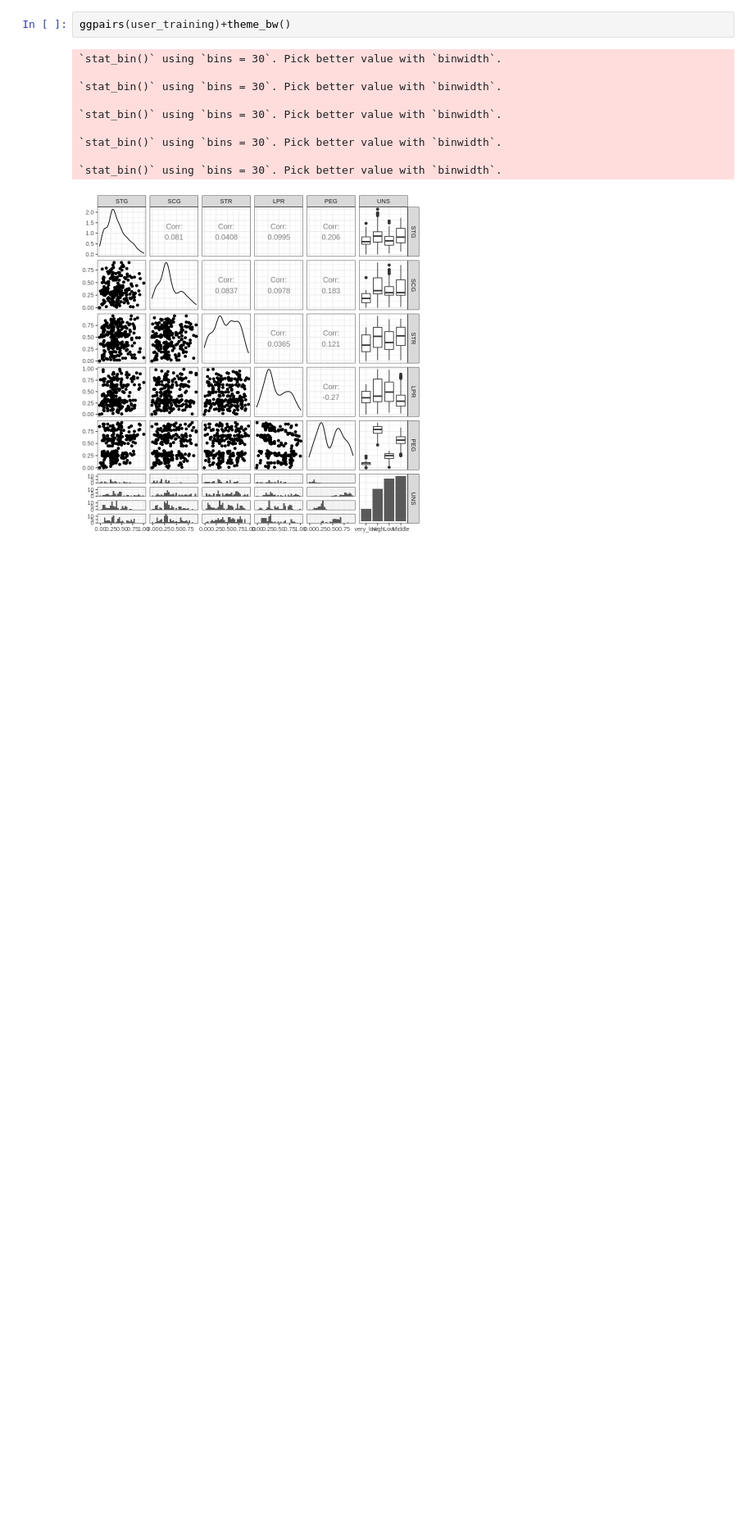
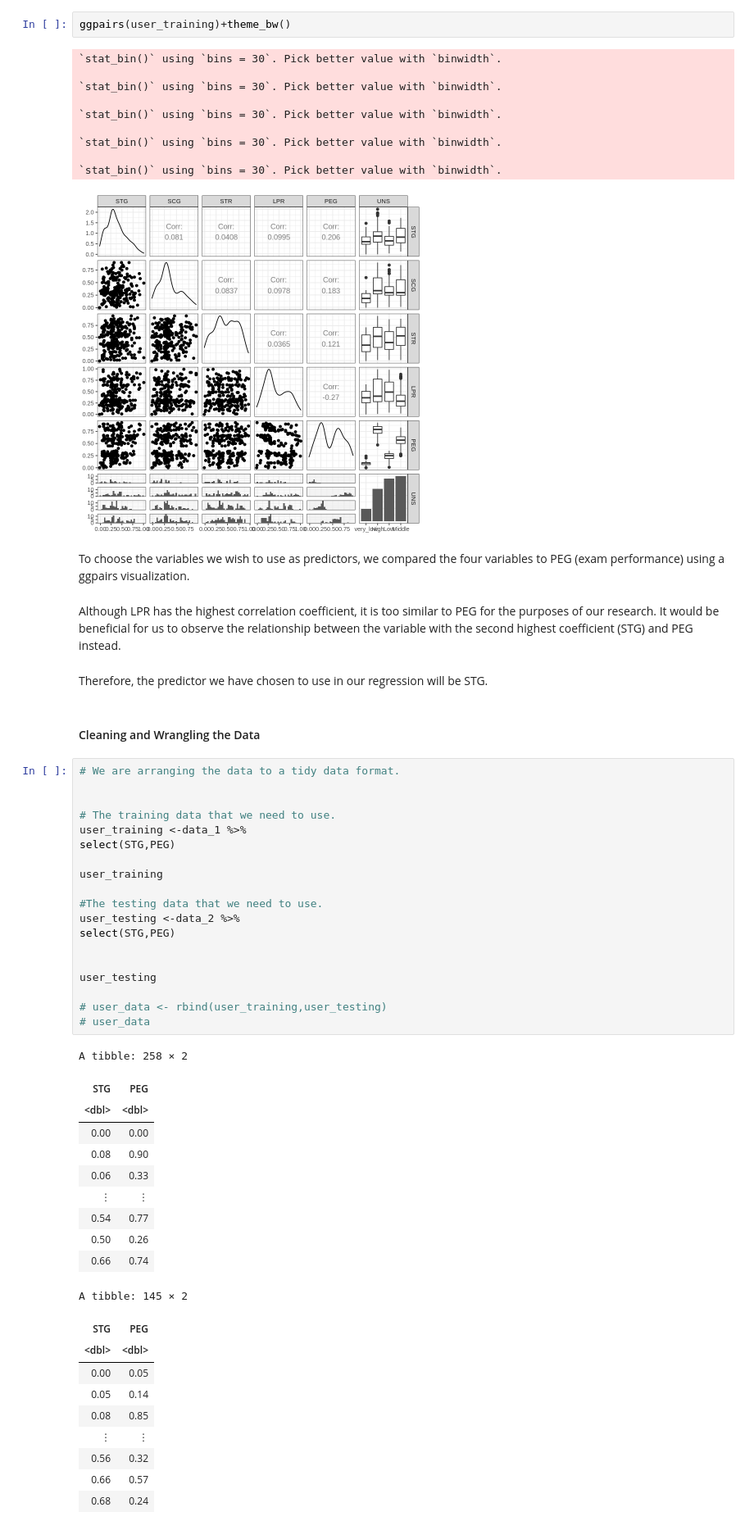
Before and after one commit to snowwang99/DSCI100_group32_project, a Jupyter notebook: Proposal.ipynb, the cells around one changed output. Shown: that part at 82% size. Cells and saved outputs as stored; diff of their text form; blank space fills up the shorter version.

```diff
--- a/Proposal.ipynb
+++ b/Proposal.ipynb
@@ -135,4 +89,52 @@ ggpairs(user_training)+theme_bw()
 
 `stat_bin()` using `bins = 30`. Pick better value with `binwidth`.
 [figure]
+# %% [markdown]
+To choose the variables we wish to use as predictors, we compared the four variables to PEG (exam performance) using a ggpairs visualization.
+# %% [markdown]
+Although LPR has the highest correlation coefficient, it is too similar to PEG for the purposes of our research. It would be beneficial for us to observe the relationship between the variable with the second highest coefficient (STG) and PEG instead.
+# %% [markdown]
+Therefore, the predictor we have chosen to use in our regression will be STG.
+# %% [markdown]
+#### Cleaning and Wrangling the Data
+# %%
+# We are arranging the data to a tidy data format.
+
+
+# The training data that we need to use.
+user_training <-data_1 %>%
+select(STG,PEG)
+
+user_training
+
+#The testing data that we need to use.
+user_testing <-data_2 %>%
+select(STG,PEG)
+
+
+user_testing
+
+# user_data <- rbind(user_training,user_testing)
+# user_data
+# %% [output]
+A tibble: 258 × 2
+| STG | PEG |
+| <dbl> | <dbl> |
+| 0.00 | 0.00 |
+| 0.08 | 0.90 |
+| 0.06 | 0.33 |
+| ⋮ | ⋮ |
+| 0.54 | 0.77 |
+| 0.50 | 0.26 |
+| 0.66 | 0.74 |
+A tibble: 145 × 2
+| STG | PEG |
+| <dbl> | <dbl> |
+| 0.00 | 0.05 |
+| 0.05 | 0.14 |
+| 0.08 | 0.85 |
+| ⋮ | ⋮ |
+| 0.56 | 0.32 |
+| 0.66 | 0.57 |
+| 0.68 | 0.24 |
 # %% [markdown]
```
Also changed, not shown: parts of 27 cells of this notebook.
